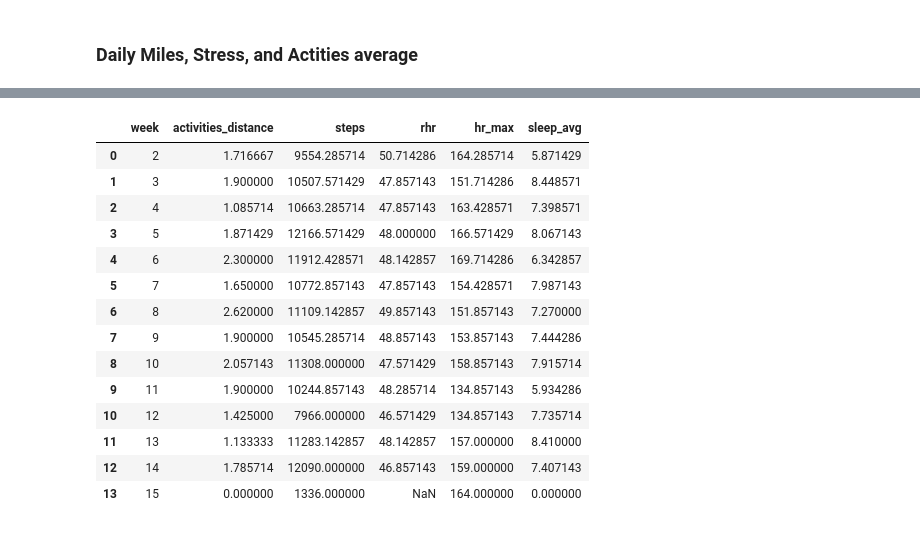
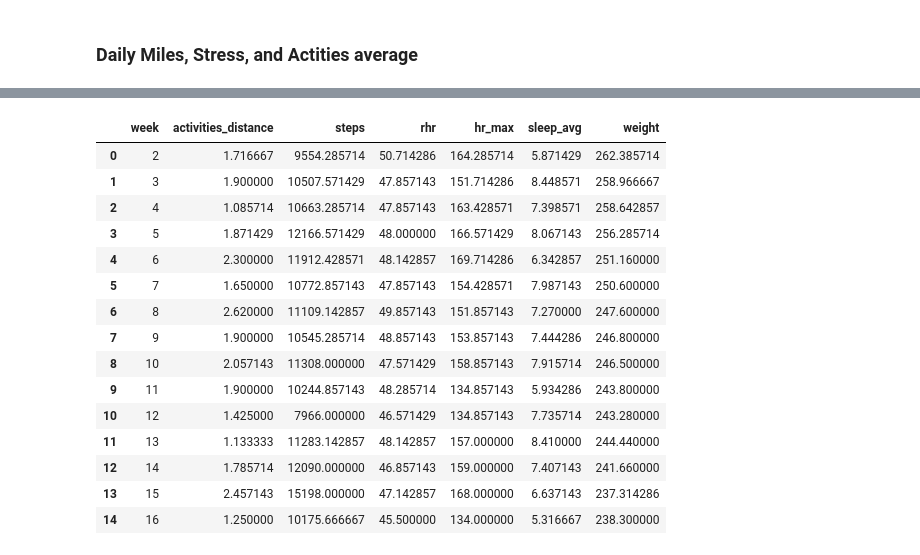
Before and after one commit to nsedler/Garmin-Analysis, a Jupyter notebook: garmin_summary_analysis.ipynb, the cells around one changed output, grey strips where cells are left out. Cells and saved outputs as stored; diff of their text form; code cells hidden in the pictures.

```diff
--- a/garmin_summary_analysis.ipynb
+++ b/garmin_summary_analysis.ipynb
@@ -208,28 +208,30 @@ sns.barplot(x='day_of_week', y='sleep_avg', data=df_days_sum)
 # %%
 df_weeks = df_summary.groupby(['week']).agg({
     'activities_distance': 'mean',
     'steps': 'mean',
     'rhr': 'mean',
     'hr_max': 'mean',
-    'sleep_avg': 'mean'
+    'sleep_avg': 'mean',
+    'weight' : 'mean'
 }).reset_index()
 df_weeks
 # %% [output]
-|  | week | activities_distance | steps | rhr | hr_max | sleep_avg |
-| 0 | 2 | 1.716667 | 9554.285714 | 50.714286 | 164.285714 | 5.871429 |
-| 1 | 3 | 1.900000 | 10507.571429 | 47.857143 | 151.714286 | 8.448571 |
-| 2 | 4 | 1.085714 | 10663.285714 | 47.857143 | 163.428571 | 7.398571 |
-| 3 | 5 | 1.871429 | 12166.571429 | 48.000000 | 166.571429 | 8.067143 |
-| 4 | 6 | 2.300000 | 11912.428571 | 48.142857 | 169.714286 | 6.342857 |
-| 5 | 7 | 1.650000 | 10772.857143 | 47.857143 | 154.428571 | 7.987143 |
-| 6 | 8 | 2.620000 | 11109.142857 | 49.857143 | 151.857143 | 7.270000 |
-| 7 | 9 | 1.900000 | 10545.285714 | 48.857143 | 153.857143 | 7.444286 |
-| 8 | 10 | 2.057143 | 11308.000000 | 47.571429 | 158.857143 | 7.915714 |
-| 9 | 11 | 1.900000 | 10244.857143 | 48.285714 | 134.857143 | 5.934286 |
-| 10 | 12 | 1.425000 | 7966.000000 | 46.571429 | 134.857143 | 7.735714 |
-| 11 | 13 | 1.133333 | 11283.142857 | 48.142857 | 157.000000 | 8.410000 |
-| 12 | 14 | 1.785714 | 12090.000000 | 46.857143 | 159.000000 | 7.407143 |
-| 13 | 15 | 0.000000 | 1336.000000 | NaN | 164.000000 | 0.000000 |
+|  | week | activities_distance | steps | rhr | hr_max | sleep_avg | weight |
+| 0 | 2 | 1.716667 | 9554.285714 | 50.714286 | 164.285714 | 5.871429 | 262.385714 |
+| 1 | 3 | 1.900000 | 10507.571429 | 47.857143 | 151.714286 | 8.448571 | 258.966667 |
+| 2 | 4 | 1.085714 | 10663.285714 | 47.857143 | 163.428571 | 7.398571 | 258.642857 |
+| 3 | 5 | 1.871429 | 12166.571429 | 48.000000 | 166.571429 | 8.067143 | 256.285714 |
+| 4 | 6 | 2.300000 | 11912.428571 | 48.142857 | 169.714286 | 6.342857 | 251.160000 |
+| 5 | 7 | 1.650000 | 10772.857143 | 47.857143 | 154.428571 | 7.987143 | 250.600000 |
+| 6 | 8 | 2.620000 | 11109.142857 | 49.857143 | 151.857143 | 7.270000 | 247.600000 |
+| 7 | 9 | 1.900000 | 10545.285714 | 48.857143 | 153.857143 | 7.444286 | 246.800000 |
+| 8 | 10 | 2.057143 | 11308.000000 | 47.571429 | 158.857143 | 7.915714 | 246.500000 |
+| 9 | 11 | 1.900000 | 10244.857143 | 48.285714 | 134.857143 | 5.934286 | 243.800000 |
+| 10 | 12 | 1.425000 | 7966.000000 | 46.571429 | 134.857143 | 7.735714 | 243.280000 |
+| 11 | 13 | 1.133333 | 11283.142857 | 48.142857 | 157.000000 | 8.410000 | 244.440000 |
+| 12 | 14 | 1.785714 | 12090.000000 | 46.857143 | 159.000000 | 7.407143 | 241.660000 |
+| 13 | 15 | 2.457143 | 15198.000000 | 47.142857 | 168.000000 | 6.637143 | 237.314286 |
+| 14 | 16 | 1.250000 | 10175.666667 | 45.500000 | 134.000000 | 5.316667 | 238.300000 |
 # %%
 sns.scatterplot(x='weight', y='calories_bmr_avg', data=df_summary)
 # %% [output]
```
Also changed, not shown: parts of 14 cells of this notebook, 5 other files.
